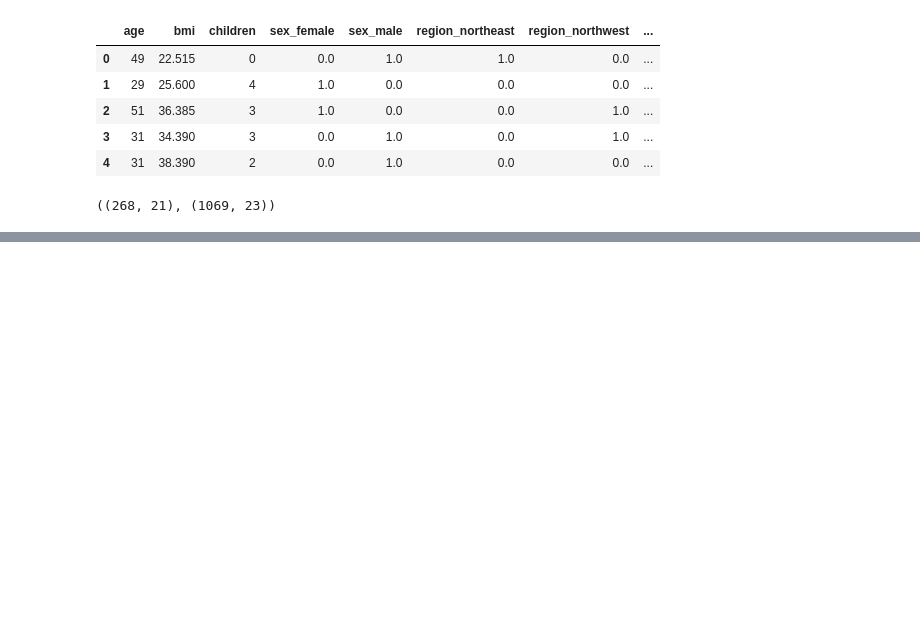
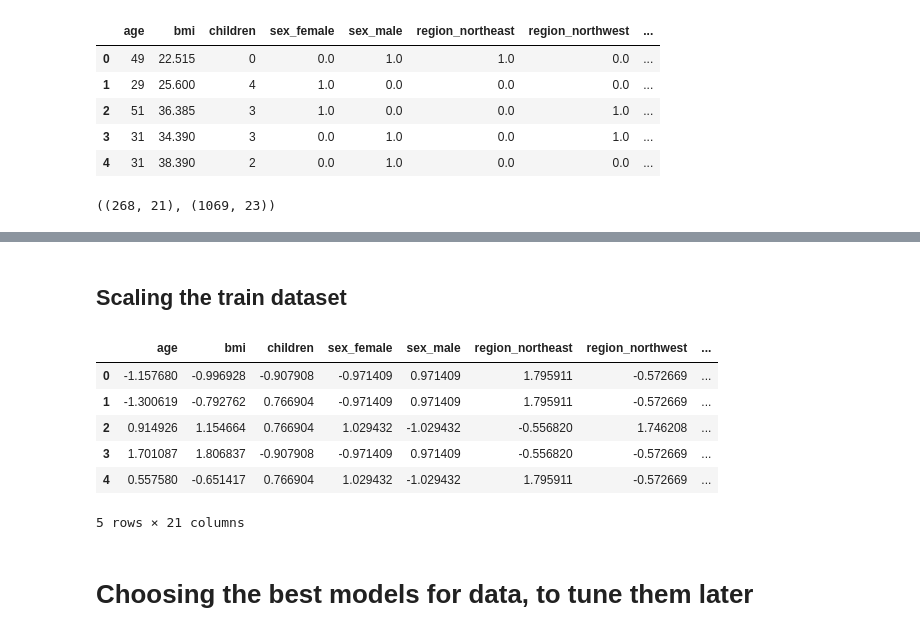
Before and after one commit to Rubeennn/ml-tabular-project, a Jupyter notebook: notebooks/exploration.ipynb, the cells around one changed output, grey strips where cells are left out. Saved outputs shown, nothing was run; the diff lists cells and outputs as text; code cells hidden in the pictures; blank space fills up the shorter version.

```diff
--- a/notebooks/exploration.ipynb
+++ b/notebooks/exploration.ipynb
@@ -405,9 +405,3 @@ X_train.head()
 5 rows × 21 columns
 # %%
 y_train = train['log_charges']
-# %%
-from sklearn.svm import SVR
-
-model = SVR(kernel='rbf', C=1.0, gamma='auto')
-
-model.fit(X_train, y_train)
@@ -498,0 +481,15 @@ loss
+# %% [markdown]
+## Scaling the train dataset
+# %%
+X_train = pd.DataFrame(scaler.fit_transform(X_train), columns=X_train.columns, index=X_train.index)
+X_train.head()
+# %% [output]
+|  | age | bmi | children | sex_female | sex_male | region_northeast | region_northwest | ... |
+| 0 | -1.157680 | -0.996928 | -0.907908 | -0.971409 | 0.971409 | 1.795911 | -0.572669 | ... |
+| 1 | -1.300619 | -0.792762 | 0.766904 | -0.971409 | 0.971409 | 1.795911 | -0.572669 | ... |
+| 2 | 0.914926 | 1.154664 | 0.766904 | 1.029432 | -1.029432 | -0.556820 | 1.746208 | ... |
+| 3 | 1.701087 | 1.806837 | -0.907908 | -0.971409 | 0.971409 | -0.556820 | -0.572669 | ... |
+| 4 | 0.557580 | -0.651417 | 0.766904 | 1.029432 | -1.029432 | 1.795911 | -0.572669 | ... |
+5 rows × 21 columns
+# %% [markdown]
+# Choosing the best models for data, to tune them later
```
Also changed, not shown: parts of 13 cells of this notebook.
